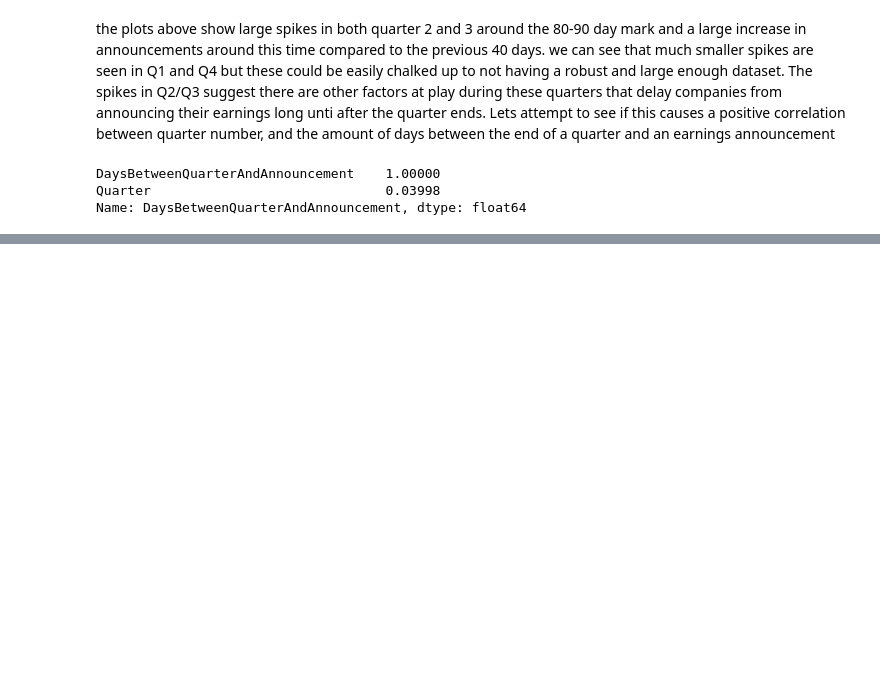
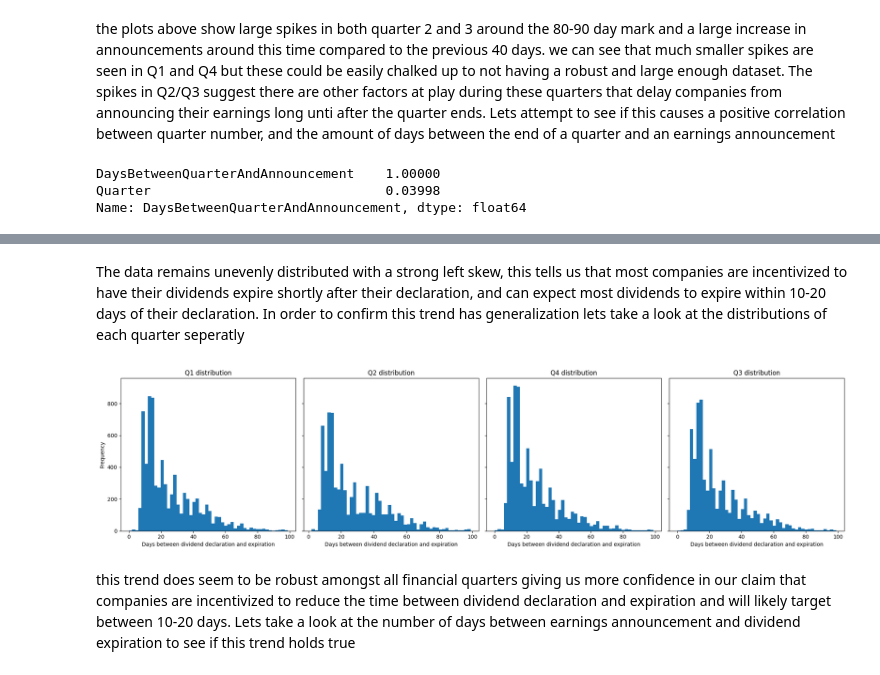
Before and after one commit to Barak-Horowitz/Walleye-Capital-Case-Study, a Jupyter notebook: dividendPrediction.ipynb, the cells around one changed output, grey strips where cells are left out. Cells and saved outputs as stored; diff of their text form; code cells hidden in the pictures; blank space fills up the shorter version.

```diff
--- a/dividendPrediction.ipynb
+++ b/dividendPrediction.ipynb
@@ -329,0 +402,20 @@ the correlation coefficiant is around 0.04 suggesting little to no correlation b
+# %% [markdown]
+The data remains unevenly distributed with a strong left skew, this tells us that most companies are incentivized to have their dividends expire shortly after their declaration, and can expect most dividends to expire within 10-20 days of their declaration. In order to confirm this trend has generalization lets take a look at the distributions of each quarter seperatly
+# %%
+num_bins = 50
+# creating figures and subplots showcasing how the time in between quarter end date and earnings declaration changes depending on the given quarter
+quarters = cleaned_dividend_df['Quarter'].unique()
+fig, axs = plt.subplots(1, len(quarters), figsize=(20,5), sharey=True) # setting sharey ensures all figures have the same timescale on the bottom
+for i, quarter in enumerate(quarters): # looping over all quarters to display their plots
+    quarter_df = cleaned_dividend_df[company_earnings_df['Quarter'] == quarter]
+    axs[i].hist(quarter_df['DaysBetweenDivDecAndEx'], bins=num_bins)
+    axs[i].set_title(f'{quarter} distribution')
+    axs[i].set_xlabel('Days between dividend declaration and expiration')
+    if i == 0:
+        axs[i].set_ylabel('Frequency')
+plt.tight_layout()
+plt.show()
+# %% [output]
+[figure, added]
+# %% [markdown]
+this trend does seem to be robust amongst all financial quarters giving us more confidence in our claim that companies are incentivized to reduce the time between dividend declaration and expiration and will likely target between 10-20 days. Lets take a look at the number of days between earnings announcement and dividend expiration to see if this trend holds true
```
Also changed, not shown: parts of 30 cells of this notebook.
